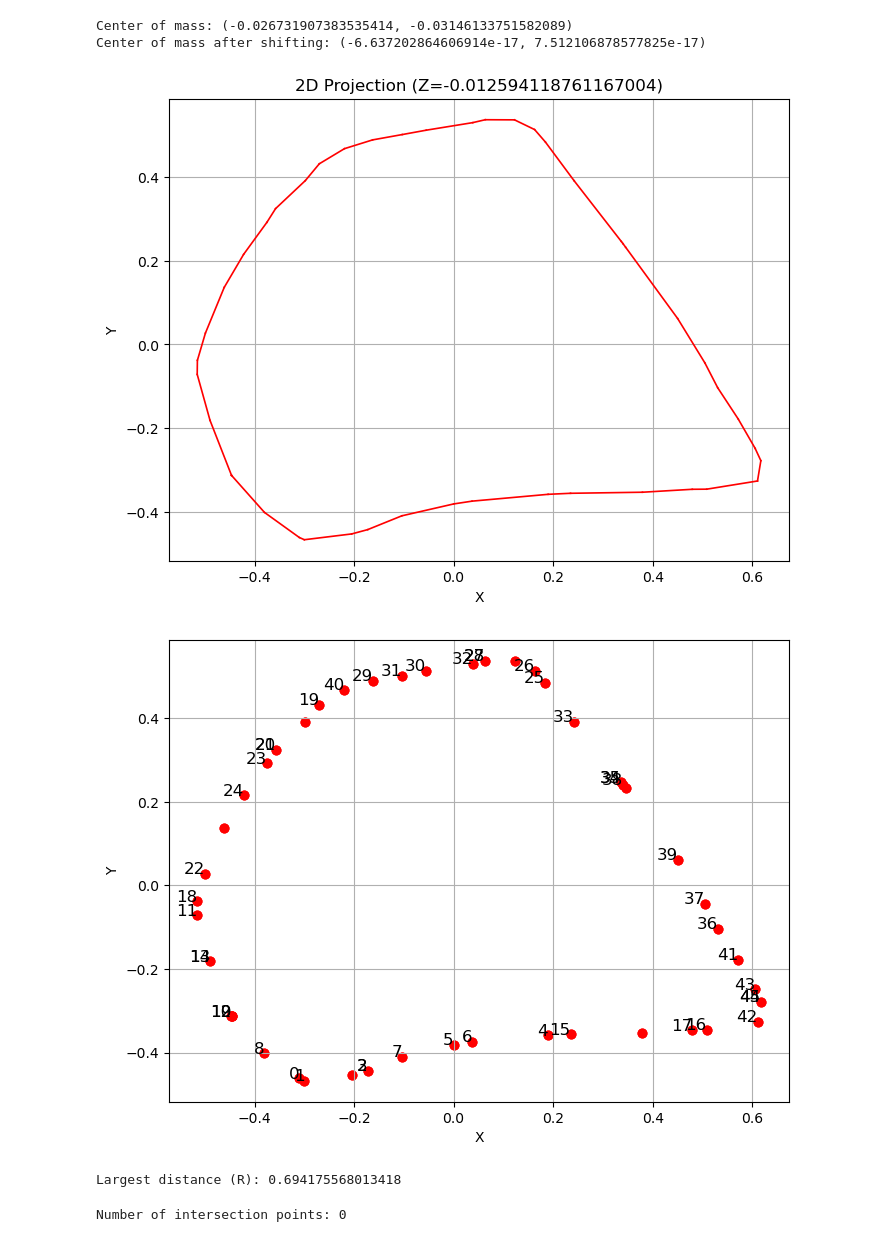
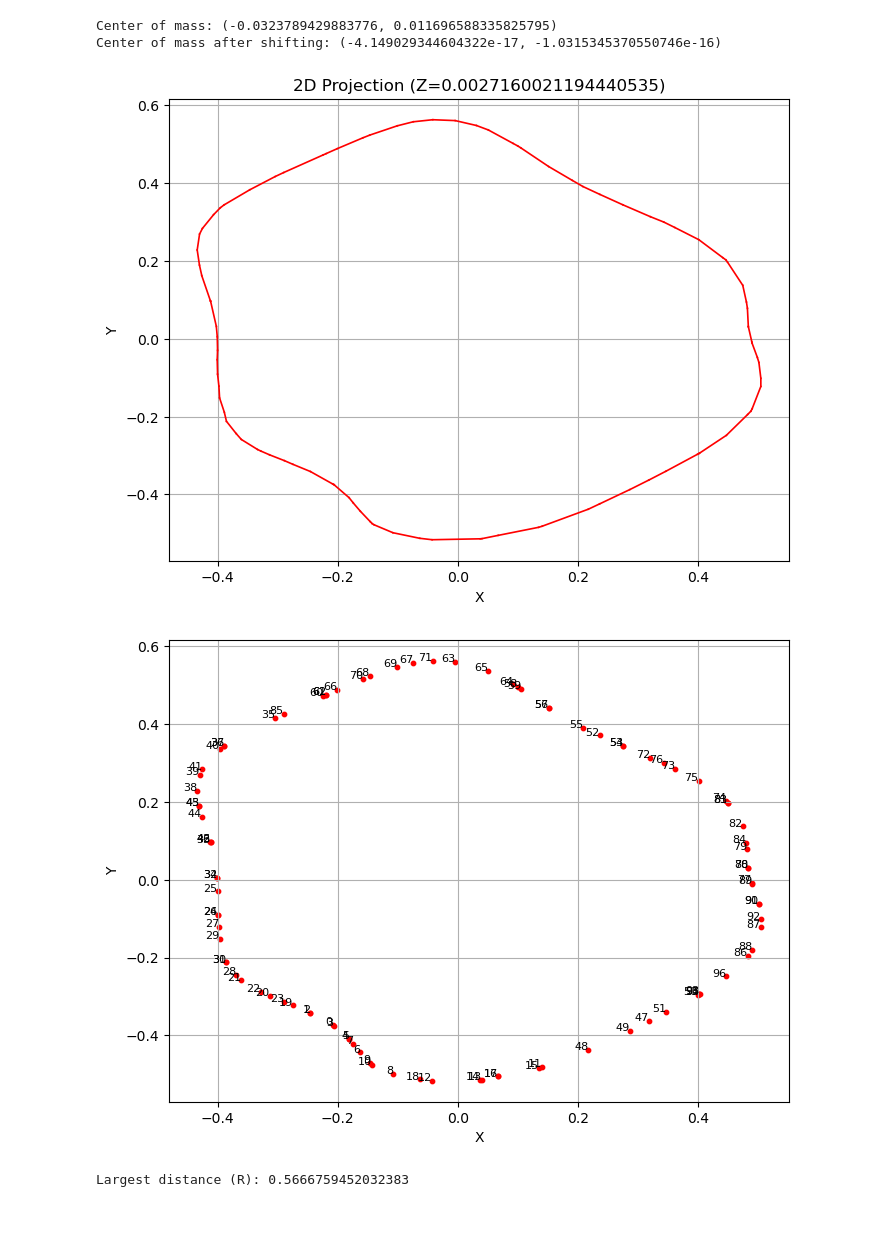
Before and after one commit to tirtho109/SHPSG_test1, a Jupyter notebook: try.ipynb, the cells around one changed output. Cells and saved outputs as stored; diff of their text form; code cells hidden in the pictures.

```diff
--- a/try.ipynb
+++ b/try.ipynb
@@ -74,5 +74,5 @@ if __name__ == "__main__":
 # %%
-your_mesh = mesh.Mesh.from_file('data/D2_8_0.30_par0.stl')
+your_mesh = mesh.Mesh.from_file('data/D2_8_0.30_par0_level3.stl')
 
 
 center = your_mesh.get_mass_properties()[1]
@@ -114,25 +114,26 @@ print(f"Center of mass after shifting: ({x_center_shifted}, {y_center_shifted})"
 
 plot_segments_2d(shifted_segments_2d, z0=center[2])
 # %% [output]
-Center of mass: (-0.026731907383535414, -0.03146133751582089)
-Center of mass after shifting: (-6.637202864606914e-17, 7.512106878577825e-17)
+Center of mass: (-0.0323789429883776, 0.011696588335825795)
+Center of mass after shifting: (-4.149029344604322e-17, -1.0315345370550746e-16)
-[figure, old version]
+[figure, new version]
 # %%
 fig, ax = plt.subplots(figsize=(8, 6))
 
-# Plot the shifted_segments_2d in scatter with text as index
+# Plot only the first pair of coordinates in each segment
 for i, segment in enumerate(shifted_segments_2d):
-    x_coords, y_coords = zip(*segment)
-    ax.scatter(x_coords, y_coords, color='red', linewidth=1.2)
-    ax.text(x_coords[0], y_coords[0], str(i), fontsize=12, ha='right')
+    x_coord, y_coord = segment[0]
+    # print(x_coord, y_coord, i)
+    ax.scatter(x_coord, y_coord, color='red', s=10)  # Reduced marker size
+    ax.text(x_coord, y_coord, str(i), fontsize=8, ha='right')  # Reduced text size
 # Set limits and labels
 
 ax.set_xlabel('X')
 ax.set_ylabel('Y')
 ax.grid(True)
 plt.show()
 # %% [output]
-[figure, old version]
+[figure, new version]
 # %%
 import numpy as np
 
@@ -144,7 +145,7 @@ R = max(
 
 print(f"Largest distance (R): {R}")
 # %% [output]
-Largest distance (R): 0.694175568013418
+Largest distance (R): 0.5666759452032383
 # %%
 def create_boundary_nodes(n_bn:int, radius:float, center:np.ndarray, line_segments:np.ndarray) -> np.ndarray:
     """
@@ -176,8 +177,6 @@ def create_boundary_nodes(n_bn:int, radius:float, center:np.ndarray, line_segmen
         x = center[0] + radius * np.cos(angle)
         y = center[1] + radius * np.sin(angle)
         nc.append([x, y])
-# %% [output]
-Number of intersection points: 0
 # %%
 def create_circle(n_bn: int, radius: float, center: np.ndarray):
     nc = []
```
Also changed, not shown: parts of 11 cells of this notebook, 11 other files.
